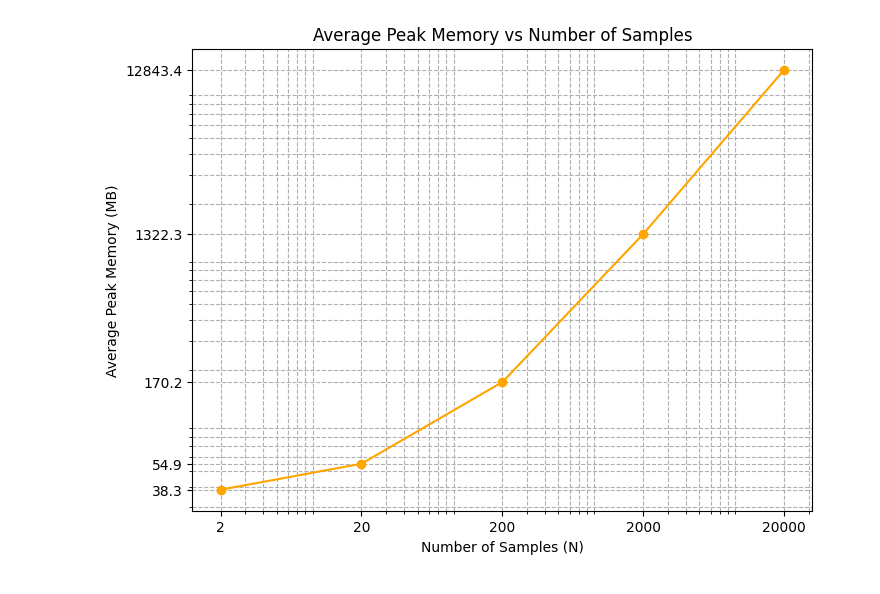
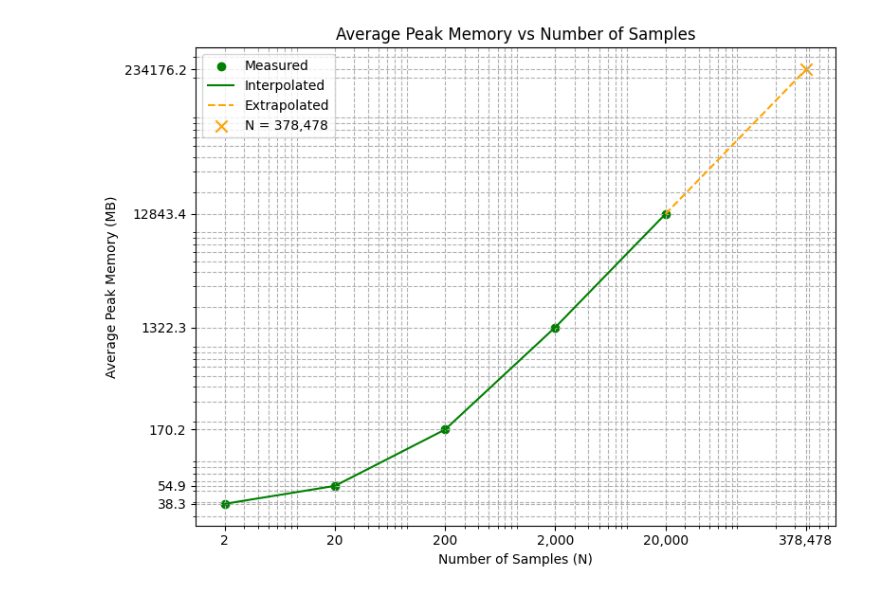
Before and after one commit to ericab322/scCODA, a Jupyter notebook: sccoda/datasets/profiling_plots.ipynb, the cells around one changed output. Drawn from its saved outputs; the diff is of its cells as text; code cells hidden in the pictures.

```diff
--- a/sccoda/datasets/profiling_plots.ipynb
+++ b/sccoda/datasets/profiling_plots.ipynb
@@ -38,16 +89,64 @@ plot_times(Ns, means)
 # %%
-def plot_memory(Ns, memory):
+import numpy as np
+import matplotlib.pyplot as plt
+from scipy.interpolate import interp1d
+
+def plot_memory(Ns, memory, N_extrap=378478):
+    Ns = np.asarray(Ns, dtype=float)
+    memory = np.asarray(memory, dtype=float)
+
+    order = np.argsort(Ns)
+    Ns = Ns[order]
+    memory = memory[order]
+
+    logN = np.log10(Ns)
+    logM = np.log10(memory)
+
+    f_log = interp1d(
+        logN,
+        logM,
+        kind="linear",
+        fill_value="extrapolate"
+    )
+
+    logN_last = logN[-1]
+    logN_extrap = np.log10(N_extrap)
+    logN_solid = np.linspace(logN[0], logN_last, 300)
+    logM_solid = f_log(logN_solid)
+    Ns_solid = 10 ** logN_solid
+    memory_solid = 10 ** logM_solid
+
+
+    logN_dash = np.linspace(logN_last, logN_extrap, 100)
+    logM_dash = f_log(logN_dash)
+    Ns_dash = 10 ** logN_dash
+    memory_dash = 10 ** logM_dash
+
+    M_extrap = memory_dash[-1]
+
     plt.figure(figsize=(8, 6))
-    plt.plot(Ns, memory, marker='o', color='orange')
+    plt.scatter(Ns, memory, color='green', marker='o', label='Measured')
+
+    plt.plot(Ns_solid, memory_solid, color='green', linestyle='-', label='Interpolated')
+    plt.plot(Ns_dash, memory_dash, color='orange', linestyle='--', label='Extrapolated')
+
+    plt.scatter([N_extrap], [M_extrap], color='orange', marker='x', s=80,
+                label=f'N = {N_extrap:,}')
+
     plt.xscale('log')
     plt.yscale('log')
     plt.xlabel('Number of Samples (N)')
     plt.ylabel('Average Peak Memory (MB)')
     plt.title('Average Peak Memory vs Number of Samples')
     plt.grid(True, which="both", ls="--")
-    plt.xticks(Ns, [str(n) for n in Ns])
-    plt.yticks(memory, [f"{m:.1f}" for m in memory])
+    xticks = list(Ns) + [N_extrap]
+    plt.xticks(xticks, [f"{int(x):,}" for x in xticks])
+    yticks = list(memory) + [M_extrap]
+    plt.yticks(yticks, [f"{m:.1f}" for m in yticks])
+    plt.legend()
+    plt.tight_layout()
     plt.show()
-plot_memory(Ns, memory)
+
+plot_memory(Ns, memory, N_extrap=378478)
 # %% [output]
-[figure, old version]
+[figure, new version]
```
Also changed, not shown: parts of 3 cells of this notebook, 13 other files.
